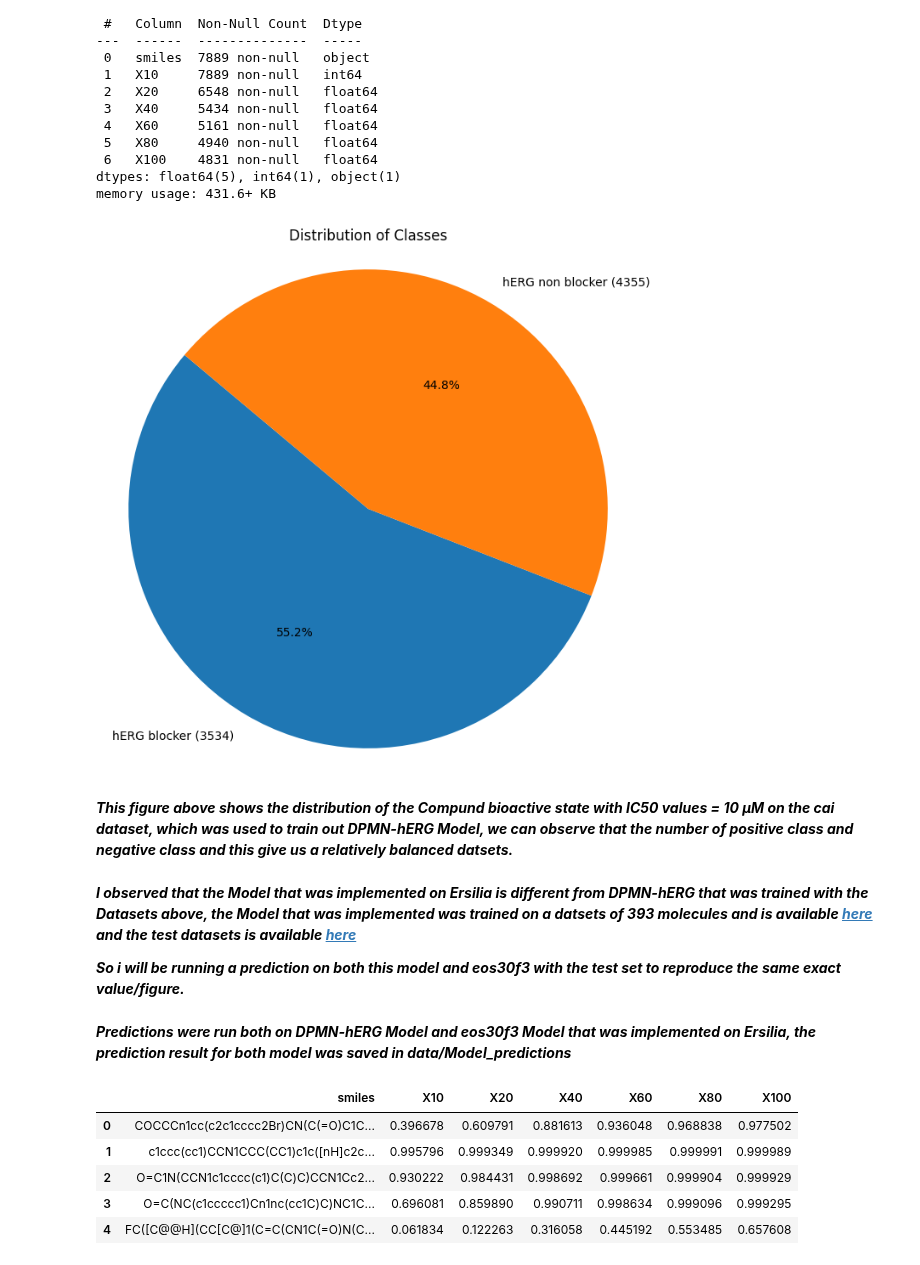
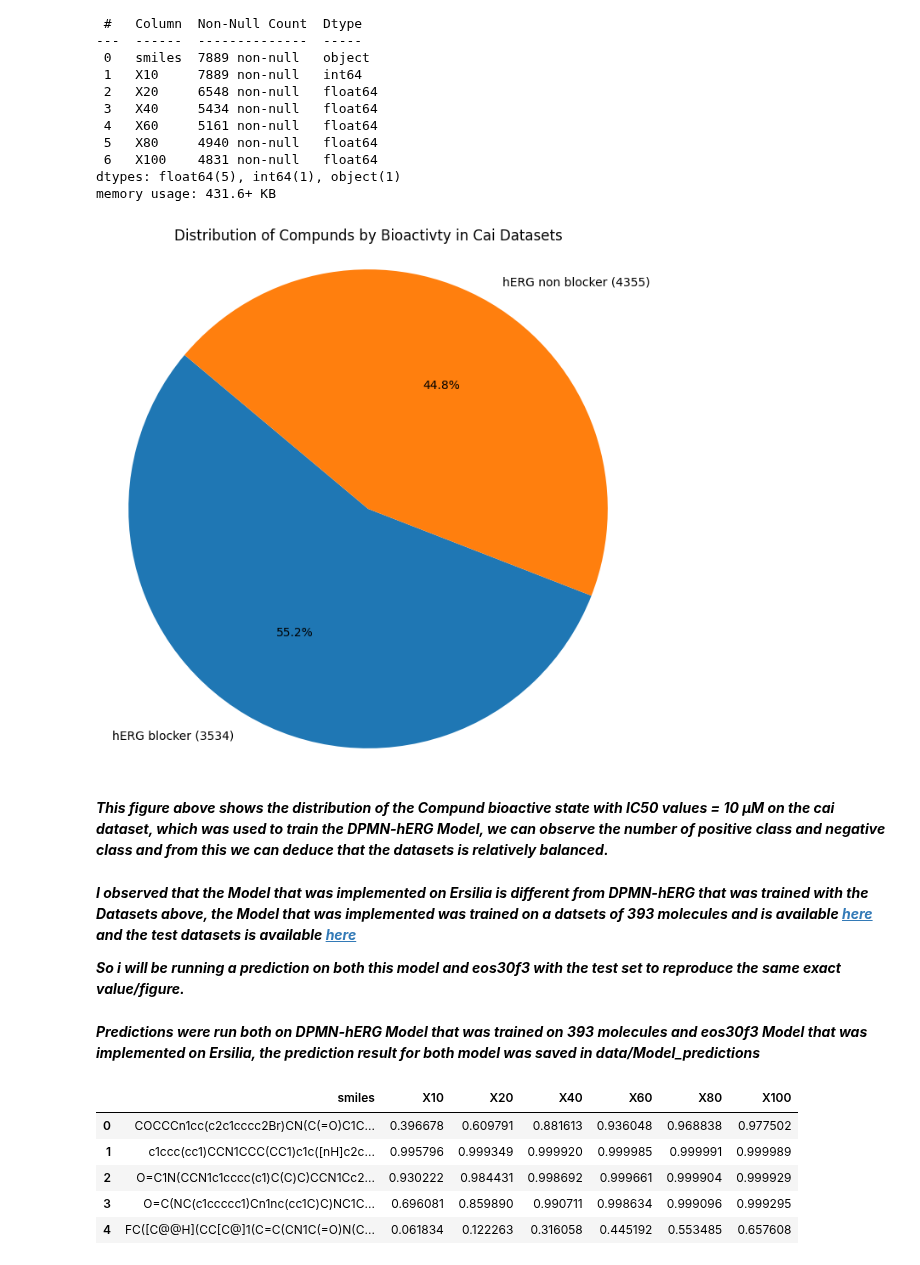
Before and after one commit to Malikbadmus/model-validation-eos30f3, a Jupyter notebook: notebooks/01_model_reproducibility.ipynb, the cells around one changed output. Saved outputs shown, nothing was run; the diff lists cells and outputs as text; code cells hidden in the pictures.

```diff
--- a/notebooks/01_model_reproducibility.ipynb
+++ b/notebooks/01_model_reproducibility.ipynb
@@ -52,33 +52,31 @@ dtypes: float64(5), int64(1), object(1)
 memory usage: 431.6+ KB
 # %%
 import matplotlib.pyplot as plt
-import pandas as pd
-
 
 class_counts = Original_data['X10'].value_counts()
 class_names = {0: 'hERG non blocker', 1: 'hERG blocker'}
 
 # Create a pie chart
-plt.figure(figsize=(8, 8))  # Adjust the figure size as needed
+plt.figure(figsize=(8, 8))
 wedges, texts, autotexts = plt.pie(class_counts, labels=class_counts.index.map(class_names), autopct='%1.1f%%', startangle=140)
 
 # Add count values next to labels
 for i, label in enumerate(texts):
     label.set_text(f"{label.get_text()} ({class_counts[i]})")
 
-plt.title('Distribution of Classes')  # Add a title to the plot
-plt.axis('equal')  # Equal aspect ratio ensures that pie is drawn as a circle
+plt.title('Distribution of Compunds by Bioactivty in Cai Datasets')
+plt.axis('equal')
 plt.show()
 # %% [output]
-[figure, old version]
+[figure, new version]
 # %% [markdown]
-***This figure above shows the distribution of the Compund bioactive state with IC50 values = 10 μM on the cai dataset, which was used to train out DPMN-hERG Model, we can observe that the number of positive class and negative class and this give us a relatively balanced datsets.***
+***This figure above shows the distribution of the Compund bioactive state with IC50 values = 10 μM on the cai dataset, which was used to train the DPMN-hERG Model, we can observe the number of positive class and negative class and from this we can deduce that the datasets is relatively balanced.***
 # %% [markdown]
 ***I observed that the Model that was implemented on Ersilia is different from DPMN-hERG that was trained with the Datasets above, the Model that was implemented was trained on a datsets of 393 molecules and is available [here](https://github.com/AI-amateur/DMPNN-hERG/blob/main/example_notebook/I_train.csv) and the test datasets is available [here](https://github.com/AI-amateur/DMPNN-hERG/blob/main/example_notebook/I_test.csv.)***
 
 ***So i will be running a prediction on both this model and eos30f3 with the test set to reproduce the same exact value/figure.***
 # %% [markdown]
-***Predictions were run both on DPMN-hERG Model and eos30f3 Model that was implemented on Ersilia, the prediction result for both model was saved in data/Model_predictions***
+***Predictions were run both on DPMN-hERG Model that was trained on 393 molecules and eos30f3 Model that was implemented on Ersilia, the prediction result for both model was saved in data/Model_predictions***
 # %%
 DPMN_hERG_predictions = pd.read_csv(os.path.join(DATAPATH, "Model_predictions", "chem_preds.csv"))
 
```
Also changed, not shown: parts of 3 cells of this notebook.
